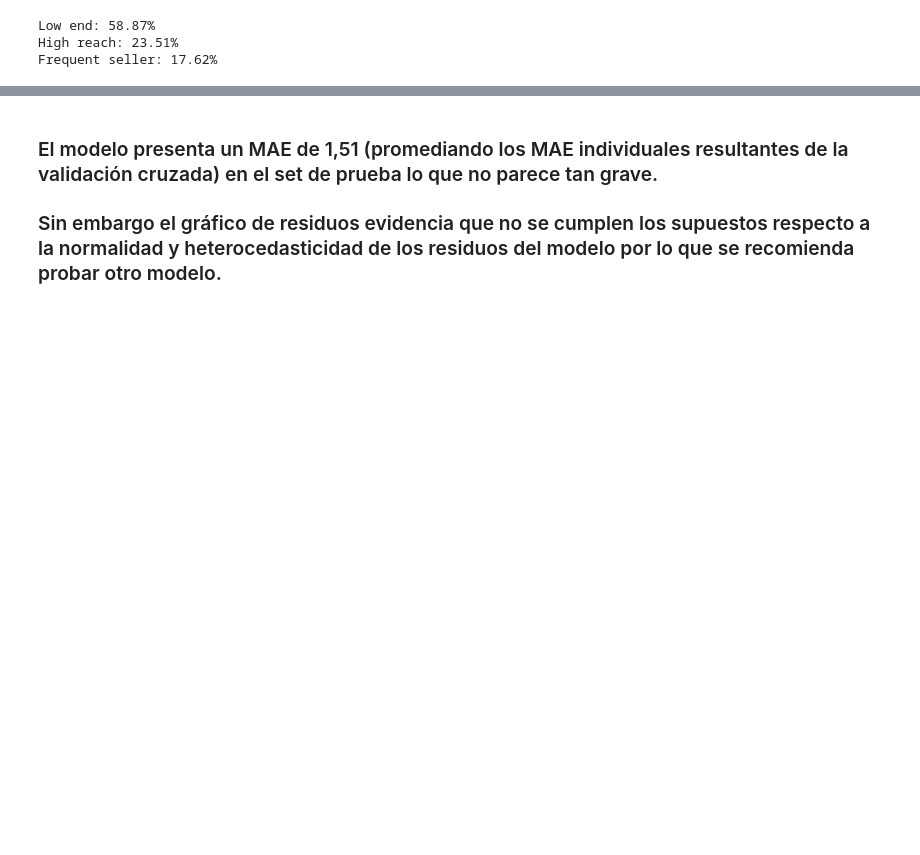
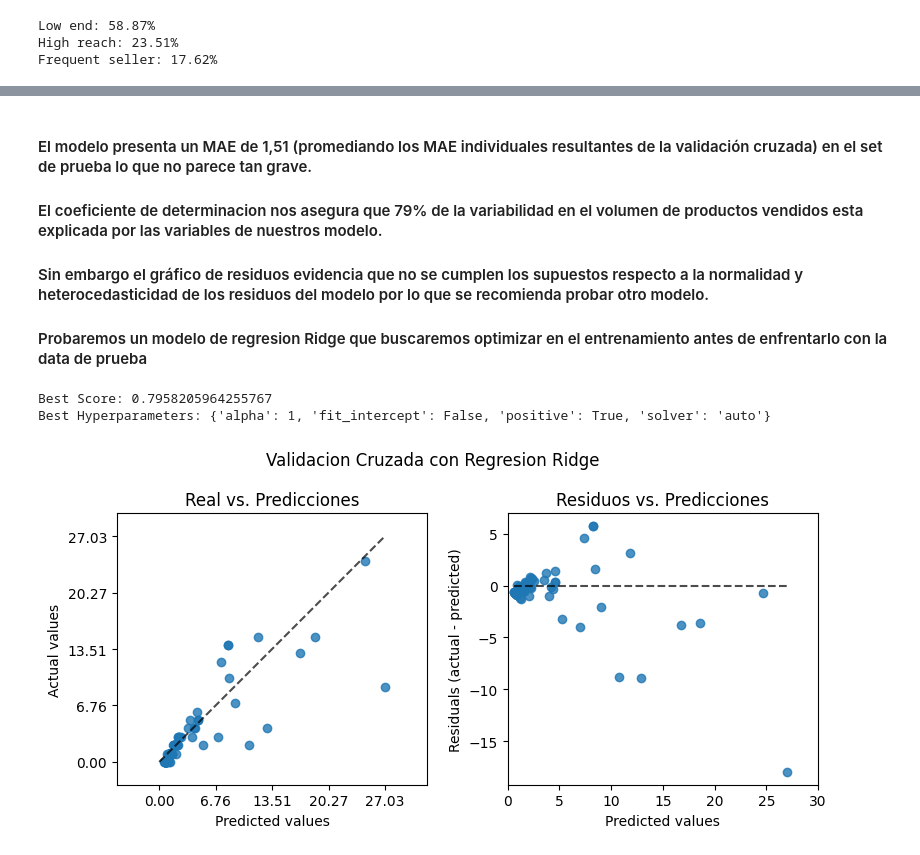
Before and after one commit to ldavidr3/Data-Science-PJ, a Jupyter notebook: e-Commerce Segmentation and Sales Prediction/seg_esp.ipynb, the cells around one changed output, grey strips where cells are left out. Cells and saved outputs as stored; diff of their text form; code cells hidden in the pictures; blank space fills up the shorter version.

```diff
--- a/e-Commerce Segmentation and Sales Prediction/seg_esp.ipynb
+++ b/e-Commerce Segmentation and Sales Prediction/seg_esp.ipynb
@@ -439,4 +476,64 @@ plt.show()
 # %% [markdown]
-### El modelo presenta un MAE de 1,51 (promediando los MAE individuales resultantes de la validación cruzada) en el set de prueba lo que no parece tan grave.
+#### El modelo presenta un MAE de 1,51 (promediando los MAE individuales resultantes de la validación cruzada) en el set de prueba lo que no parece tan grave.
+#### El coeficiente de determinacion nos asegura que 79% de la variabilidad en el volumen de productos vendidos esta explicada por las variables de nuestros modelo.
 
-### Sin embargo el gráfico de residuos evidencia que no se cumplen los supuestos respecto a la normalidad y heterocedasticidad de los residuos del modelo por lo que se recomienda probar otro modelo.
+#### Sin embargo el gráfico de residuos evidencia que no se cumplen los supuestos respecto a la normalidad y heterocedasticidad de los residuos del modelo por lo que se recomienda probar otro modelo.
+
+#### Probaremos un modelo de regresion Ridge que buscaremos optimizar en el entrenamiento antes de enfrentarlo con la data de prueba
+# %%
+param = {
+    'alpha':[.0001, 0.001,0.01, 0.01,1],
+    'fit_intercept':[True,False],
+    'positive':[True,False],
+    'solver':['auto', 'svd', 'cholesky', 'lsqr', 'sparse_cg', 'sag', 'saga']
+       }
+#define model
+model = Ridge()
+
+# define search
+search = GridSearchCV(model, param, scoring='r2', n_jobs=-1, cv=cv)
+
+# execute search
+result = search.fit(X_train, y_train)
+
+# summarize result
+print('Best Score: %s' % result.best_score_)
+print('Best Hyperparameters: %s' % result.best_params_)
+# %% [output]
+Best Score: 0.7958205964255767
+Best Hyperparameters: {'alpha': 1, 'fit_intercept': False, 'positive': True, 'solver': 'auto'}
+# %%
+from sklearn.model_selection import cross_val_predict
+
+model = Ridge(alpha= 1, fit_intercept=False, positive= True, solver = 'auto')
+
+y_pred = cross_val_predict(model, X_train, y_train, cv=10)
+# %%
+import matplotlib.pyplot as plt
+from sklearn.metrics import PredictionErrorDisplay
+
+fig, axs = plt.subplots(ncols=2, figsize=(8, 4))
+PredictionErrorDisplay.from_predictions(
+    y_train,
+    y_pred=y_pred,
+    kind="actual_vs_predicted",
+    subsample=100,
+    ax=axs[0],
+    random_state=0,
+)
+axs[0].set_title("Real vs. Predicciones")
+PredictionErrorDisplay.from_predictions(
+    y_train,
+    y_pred=y_pred,
+    kind="residual_vs_predicted",
+    subsample=100,
+    ax=axs[1],
+    random_state=0,
+)
+axs[1].set_title("Residuos vs. Predicciones")
+fig.suptitle("Validacion Cruzada con Regresion Ridge")
+plt.tight_layout()
+plt.xlim(0,30)
+plt.show()
+# %% [output]
+[figure, added]
```
Also changed, not shown: parts of 20 cells of this notebook.
